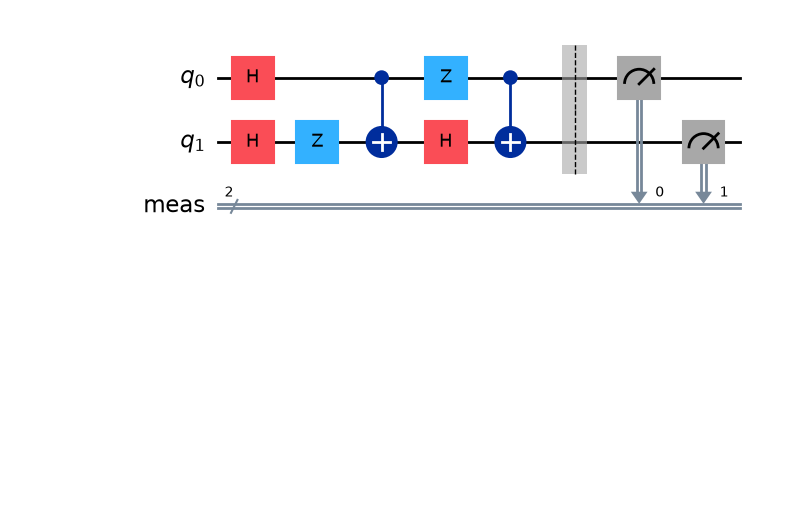
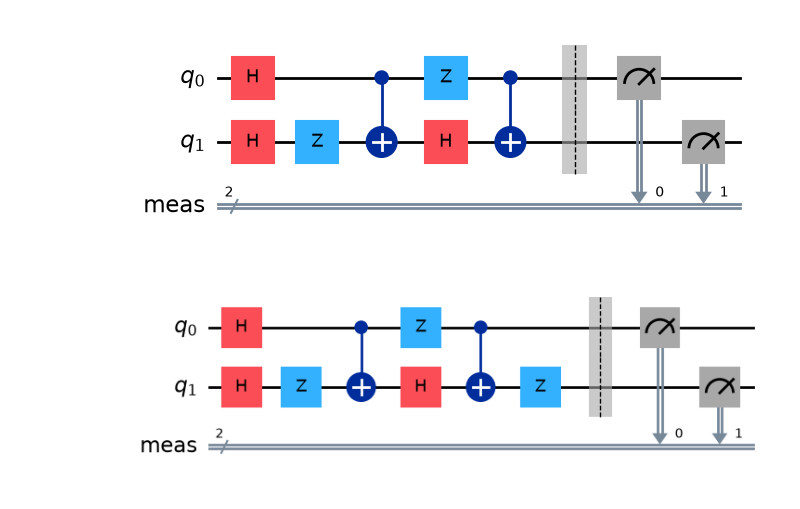
Before and after one commit to witchofthewires/ibm-quantum-notes, a Jupyter notebook: Lesson1.ipynb, the cells around one changed output. Drawn from its saved outputs; the diff is of its cells as text; code cells hidden in the pictures; blank space fills up the shorter version.

Commit message:
didn't commit this the other day, but here's a janky but functional bell_psi_minus solution lol B)

```diff
--- a/Lesson1.ipynb
+++ b/Lesson1.ipynb
@@ -47,6 +47,21 @@ bell_psi_plus.measure_all()
 bell_psi_plus.draw("mpl")
 # %% [output]
 [figure]
+# %%
+bell_psi_minus = qiskit.QuantumCircuit(2)
+bell_psi_minus.h(0)
+bell_psi_minus.h(1)
+bell_psi_minus.z(1)
+bell_psi_minus.cx(0,1)
+bell_psi_minus.z(0)
+bell_psi_minus.h(1)
+bell_psi_minus.cx(0,1)
+bell_psi_minus.z(1)
+
+bell_psi_minus.measure_all()
+bell_psi_minus.draw("mpl")
+# %% [output]
+[figure, added]
 # %%
 def run_circuit_and_get_counts(circuit, backend, shots=1000):
     """
```
